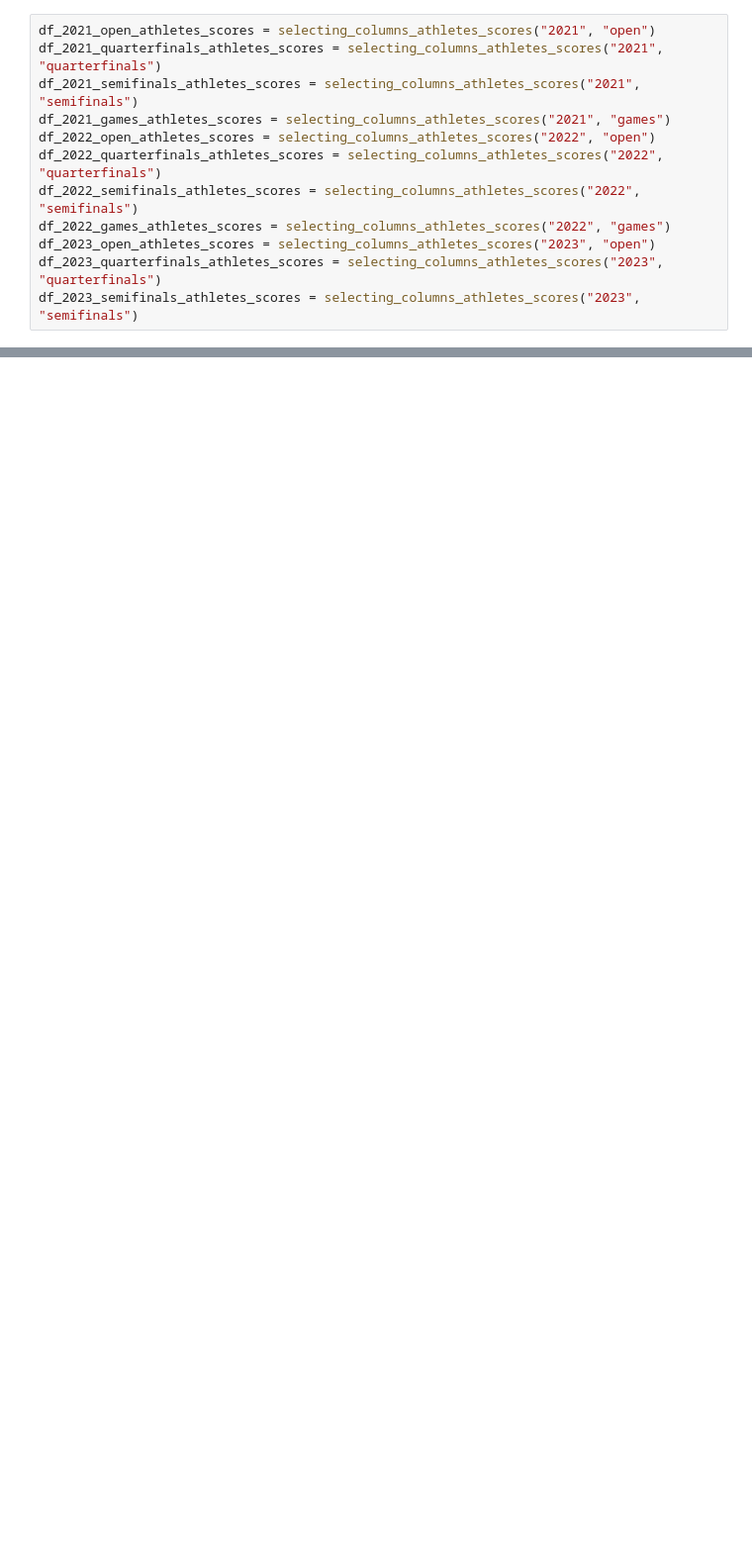
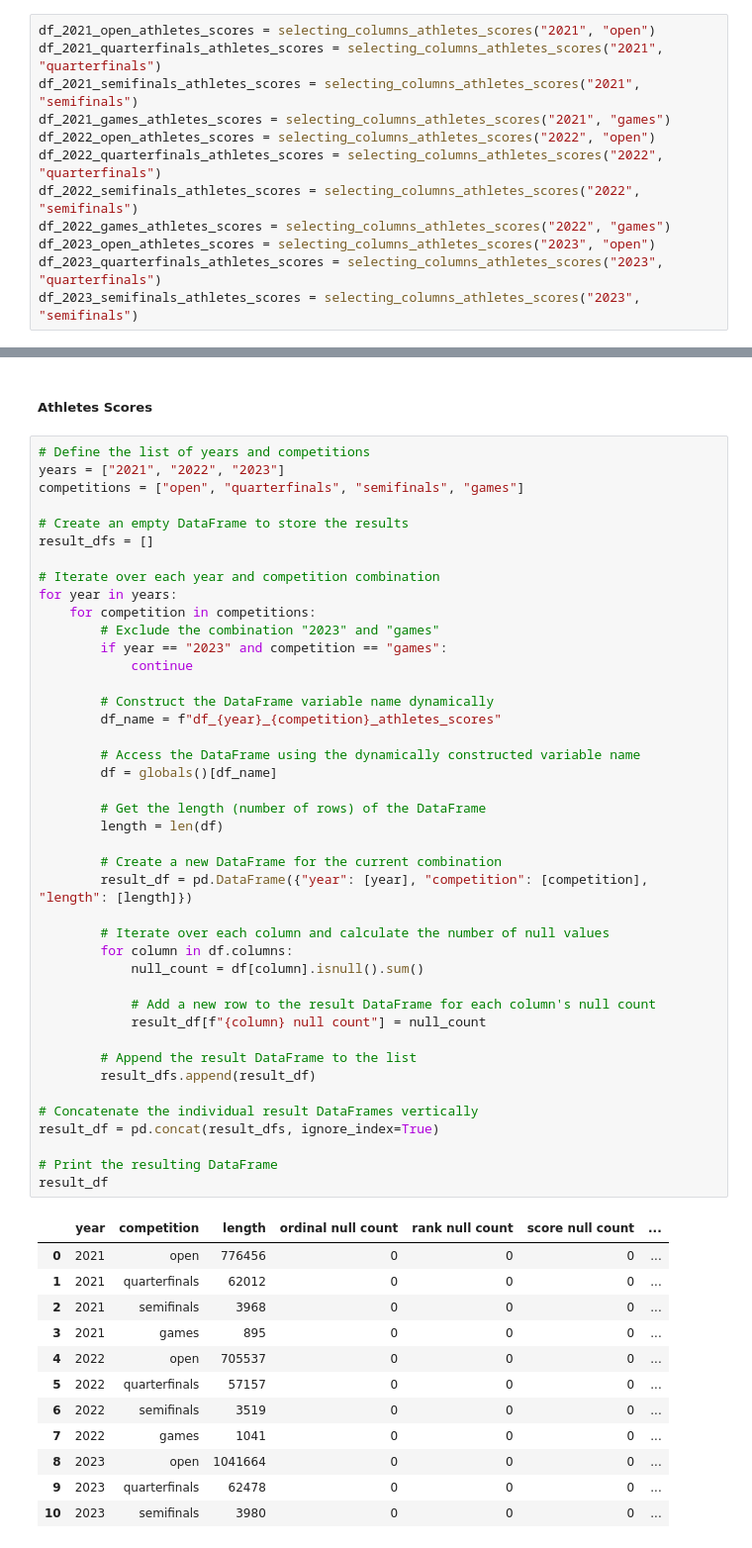
Before and after one commit to tgomesjuliana/ds-crossfit-games-competitions, a Jupyter notebook: data_cleaning.ipynb, the cells around one changed output, grey strips where cells are left out. Shown at 99% size. Saved outputs shown, nothing was run; the diff lists cells and outputs as text; blank space fills up the shorter version.

```diff
--- a/data_cleaning.ipynb
+++ b/data_cleaning.ipynb
@@ -99,0 +167,57 @@ df_2023_semifinals_athletes_scores = selecting_columns_athletes_scores("2023", "
+# %% [markdown]
+##### Athletes Scores
+# %%
+# Define the list of years and competitions
+years = ["2021", "2022", "2023"]
+competitions = ["open", "quarterfinals", "semifinals", "games"]
+
+# Create an empty DataFrame to store the results
+result_dfs = []
+
+# Iterate over each year and competition combination
+for year in years:
+    for competition in competitions:
+        # Exclude the combination "2023" and "games"
+        if year == "2023" and competition == "games":
+            continue
+
+        # Construct the DataFrame variable name dynamically
+        df_name = f"df_{year}_{competition}_athletes_scores"
+
+        # Access the DataFrame using the dynamically constructed variable name
+        df = globals()[df_name]
+
+        # Get the length (number of rows) of the DataFrame
+        length = len(df)
+
+        # Create a new DataFrame for the current combination
+        result_df = pd.DataFrame({"year": [year], "competition": [competition], "length": [length]})
+
+        # Iterate over each column and calculate the number of null values
+        for column in df.columns:
+            null_count = df[column].isnull().sum()
+
+            # Add a new row to the result DataFrame for each column's null count
+            result_df[f"{column} null count"] = null_count
+
+        # Append the result DataFrame to the list
+        result_dfs.append(result_df)
+
+# Concatenate the individual result DataFrames vertically
+result_df = pd.concat(result_dfs, ignore_index=True)
+
+# Print the resulting DataFrame
+result_df
+# %% [output]
+|  | year | competition | length | ordinal null count | rank null count | score null count | ... |
+| 0 | 2021 | open | 776456 | 0 | 0 | 0 | ... |
+| 1 | 2021 | quarterfinals | 62012 | 0 | 0 | 0 | ... |
+| 2 | 2021 | semifinals | 3968 | 0 | 0 | 0 | ... |
+| 3 | 2021 | games | 895 | 0 | 0 | 0 | ... |
+| 4 | 2022 | open | 705537 | 0 | 0 | 0 | ... |
+| 5 | 2022 | quarterfinals | 57157 | 0 | 0 | 0 | ... |
+| 6 | 2022 | semifinals | 3519 | 0 | 0 | 0 | ... |
+| 7 | 2022 | games | 1041 | 0 | 0 | 0 | ... |
+| 8 | 2023 | open | 1041664 | 0 | 0 | 0 | ... |
+| 9 | 2023 | quarterfinals | 62478 | 0 | 0 | 0 | ... |
+| 10 | 2023 | semifinals | 3980 | 0 | 0 | 0 | ... |
```
Also changed, not shown: parts of 20 cells of this notebook.
